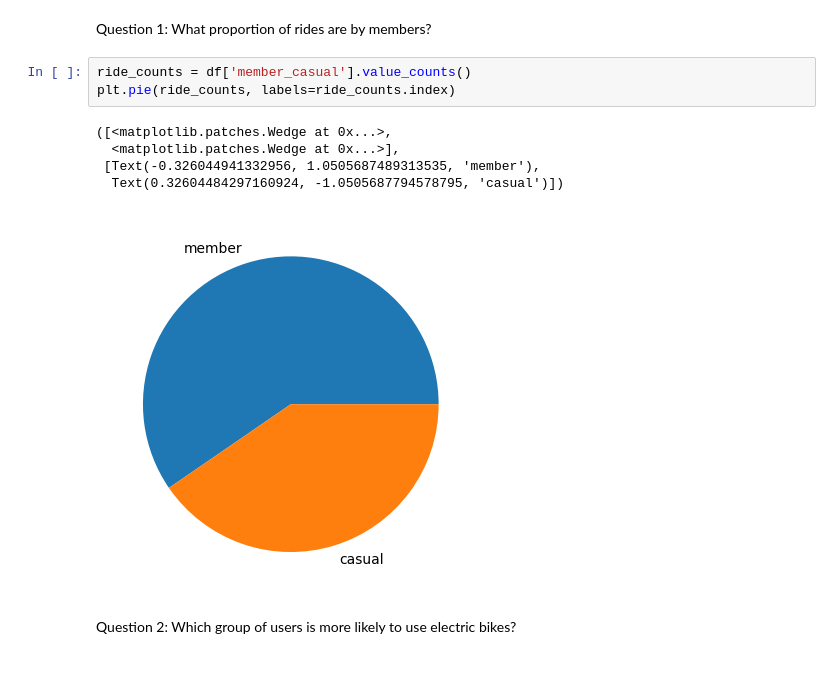
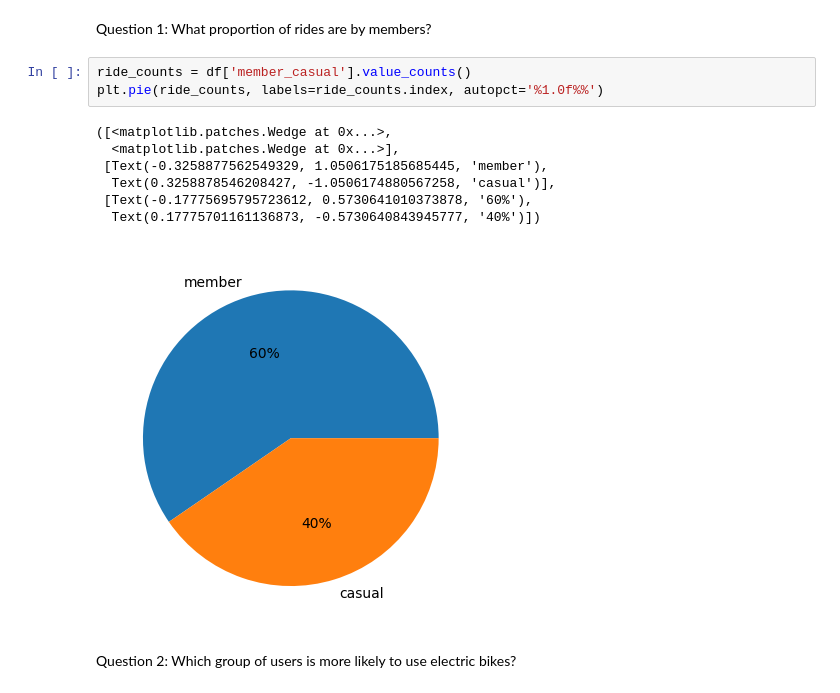
Before and after one commit to joshualawrencemorgan/CS5265-Foundations-of-Machine-Learning, a Jupyter notebook: Capital_Bikeshare_ML_Project.ipynb, the cells around one changed output. Cells and saved outputs as stored; diff of their text form.

```diff
--- a/Capital_Bikeshare_ML_Project.ipynb
+++ b/Capital_Bikeshare_ML_Project.ipynb
@@ -88,13 +88,15 @@ df.describe()
 Question 1: What proportion of rides are by members?
 # %%
 ride_counts = df['member_casual'].value_counts()
-plt.pie(ride_counts, labels=ride_counts.index)
+plt.pie(ride_counts, labels=ride_counts.index, autopct='%1.0f%%')
 # %% [output]
 ([<matplotlib.patches.Wedge at 0x...>,
   <matplotlib.patches.Wedge at 0x...>],
- [Text(-0.326044941332956, 1.0505687489313535, 'member'),
-  Text(0.32604484297160924, -1.0505687794578795, 'casual')])
+ [Text(-0.3258877562549329, 1.0506175185685445, 'member'),
+  Text(0.3258878546208427, -1.0506174880567258, 'casual')],
+ [Text(-0.17775695795723612, 0.5730641010373878, '60%'),
+  Text(0.17775701161136873, -0.5730640843945777, '40%')])
-[figure, old version]
+[figure, new version]
 # %% [markdown]
 Question 2: Which group of users is more likely to use electric bikes?
 # %%
```
Also changed, not shown: parts of 5 cells of this notebook.
